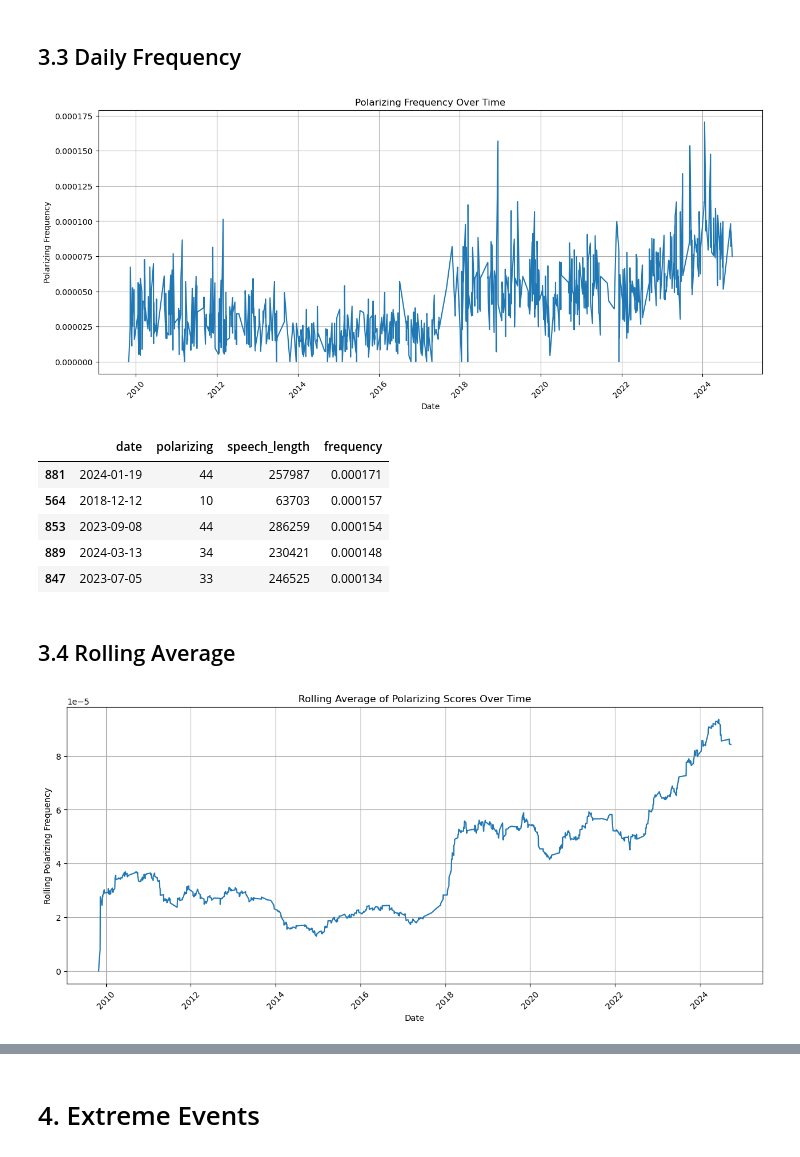
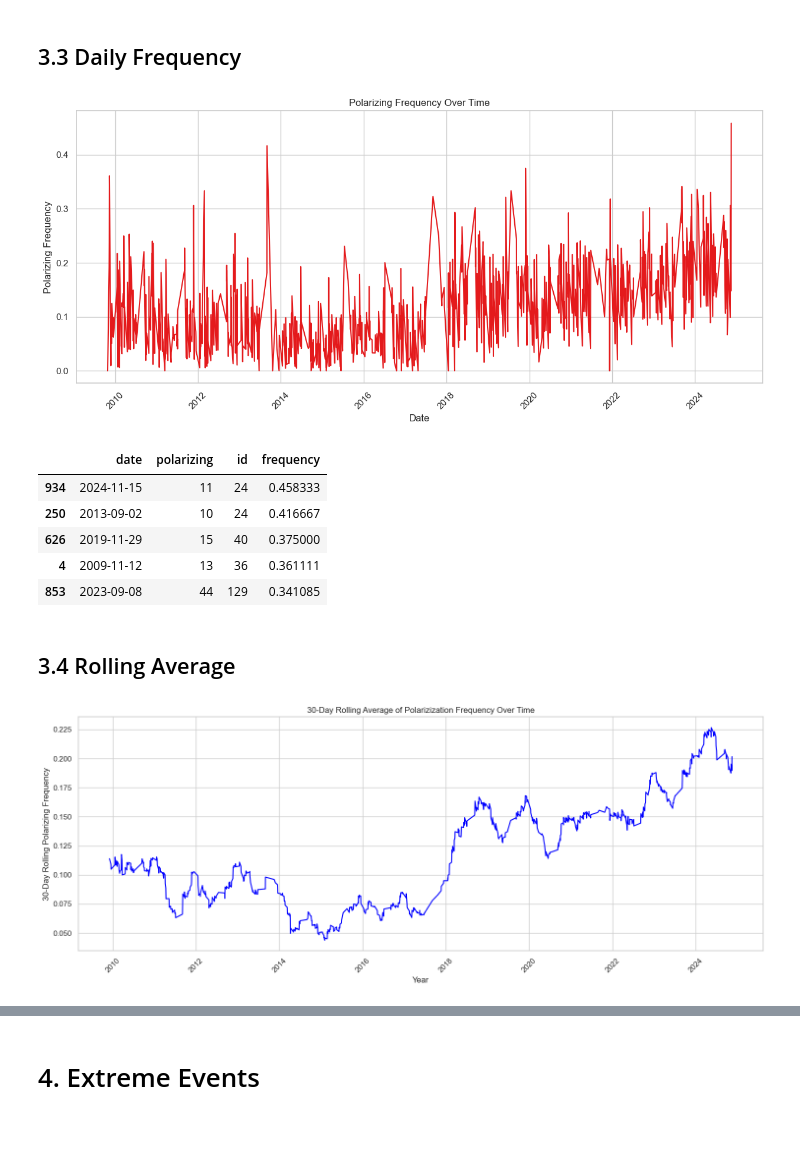
Before and after one commit to committopush/Thesis, a Jupyter notebook: RQ1_Developments.ipynb, the cells around one changed output, grey strips where cells are left out. Cells and saved outputs as stored; diff of their text form; code cells hidden in the pictures; blank space fills up the shorter version.

```diff
--- a/RQ1_Developments.ipynb
+++ b/RQ1_Developments.ipynb
@@ -45,6 +108,8 @@ monthly_grouped['polarizing']= monthly_grouped['polarizing'].astype('int')
 monthly_grouped = monthly_grouped.reset_index()
 monthly_grouped['month_year'] = monthly_grouped['month_year'].dt.to_timestamp()
 
+sns.set(style='whitegrid')
+sns.set_palette('Set1')
 # Plotting using seaborn for a cleaner and prettier output
 plt.figure(figsize=(15, 6))
 sns.lineplot(x='month_year', y='polarizing', data=monthly_grouped)
@@ -138,15 +203,18 @@ top_5_days
 daily_grouped = final_df.groupby('date').agg({'polarizing': 'sum'})
 
 # Applying a 30-day rolling average for smoothing
-daily_grouped['rolling_totals'] = daily_grouped['polarizing'].rolling(window=30, min_periods=1).mean()
+daily_grouped['rolling_totals'] = daily_grouped['polarizing'].rolling(window=30, min_periods=10).mean()
 
 # Resetting index for plotting
 daily_grouped = daily_grouped.reset_index()
 
+sns.set(style='whitegrid')
+sns.set_palette('Set1')
+
 # Plotting using seaborn for a cleaner and prettier output with rolling average
 plt.figure(figsize=(15, 6))
-sns.lineplot(x='date', y='rolling_totals', data=daily_grouped)
-plt.title('Rolling Average of Polarizing Scores Over Time')
+sns.lineplot(x='date', y='rolling_totals', data=daily_grouped, color='blue')
+plt.title('30-Day Rolling Average of Polarizing Scores Over Time')
 plt.xlabel('Date')
 plt.ylabel('Rolling Polarizing Scores')
 plt.xticks(rotation=45)
@@ -226,8 +337,8 @@ top_5_weekly_frequency
 ## 3.3 Daily Frequency
 # %%
 # Group by 'month_year', sum 'polarizing' and 'speech_length', and calculate frequency
-daily_grouped = final_df.groupby('date').agg({'polarizing': 'sum', 'speech_length': 'sum'})
-daily_grouped['frequency'] = daily_grouped['polarizing'] / daily_grouped['speech_length']
+daily_grouped = final_df.groupby('date').agg({'polarizing': 'sum', 'id': 'count'})
+daily_grouped['frequency'] = daily_grouped['polarizing'] / daily_grouped['id']
 daily_grouped['frequency'] =daily_grouped['frequency'].astype('float')
 
 # Reset index for plotting
@@ -243,34 +354,37 @@ plt.xticks(rotation=45)
 plt.grid(True)
 plt.show()
 # %% [output]
-[figure, old version]
+[figure, new version]
 # %%
 top_5_daily_frequency = daily_grouped.nlargest(5, 'frequency')
 top_5_daily_frequency
 # %% [output]
-|  | date | polarizing | speech_length | frequency |
-| 881 | 2024-01-19 | 44 | 257987 | 0.000171 |
-| 564 | 2018-12-12 | 10 | 63703 | 0.000157 |
-| 853 | 2023-09-08 | 44 | 286259 | 0.000154 |
-| 889 | 2024-03-13 | 34 | 230421 | 0.000148 |
-| 847 | 2023-07-05 | 33 | 246525 | 0.000134 |
+|  | date | polarizing | id | frequency |
+| 934 | 2024-11-15 | 11 | 24 | 0.458333 |
+| 250 | 2013-09-02 | 10 | 24 | 0.416667 |
+| 626 | 2019-11-29 | 15 | 40 | 0.375000 |
+| 4 | 2009-11-12 | 13 | 36 | 0.361111 |
+| 853 | 2023-09-08 | 44 | 129 | 0.341085 |
 # %% [markdown]
 ## 3.4 Rolling Average
 # %%
 # Applying a 30-day rolling average for smoothing
-daily_grouped['rolling_frequency_30'] = daily_grouped['frequency'].rolling(window=30, min_periods=1).mean()
+daily_grouped['rolling_frequency_30'] = daily_grouped['frequency'].rolling(window=30, min_periods=10).mean()
 
 # Resetting index for plotting
 daily_grouped = daily_grouped.reset_index()
 
 # Plotting using seaborn for a cleaner and prettier output with rolling average
 plt.figure(figsize=(15, 6))
-sns.lineplot(x='date', y='rolling_frequency_30', data=daily_grouped)
-plt.title('Rolling Average of Polarizing Scores Over Time')
-plt.xlabel('Date')
-plt.ylabel('Rolling Polarizing Frequency')
+sns.lineplot(x='date', y='rolling_frequency_30', data=daily_grouped, color='blue')
+plt.title('30-Day Rolling Average of Polarizization Frequency Over Time', fontsize=12)
+plt.xlabel('Year', fontsize=12)
+plt.ylabel('30-Day Rolling Polarizing Frequency', fontsize=12)
 plt.xticks(rotation=45)
 plt.grid(True)
+plt.tight_layout()
+
+plt.savefig('total_rolling_frequency.png')
 plt.show()
 # %% [output]
-[figure, old version]
+[figure, new version]
```
Also changed, not shown: parts of 76 cells of this notebook, 2 other files.
